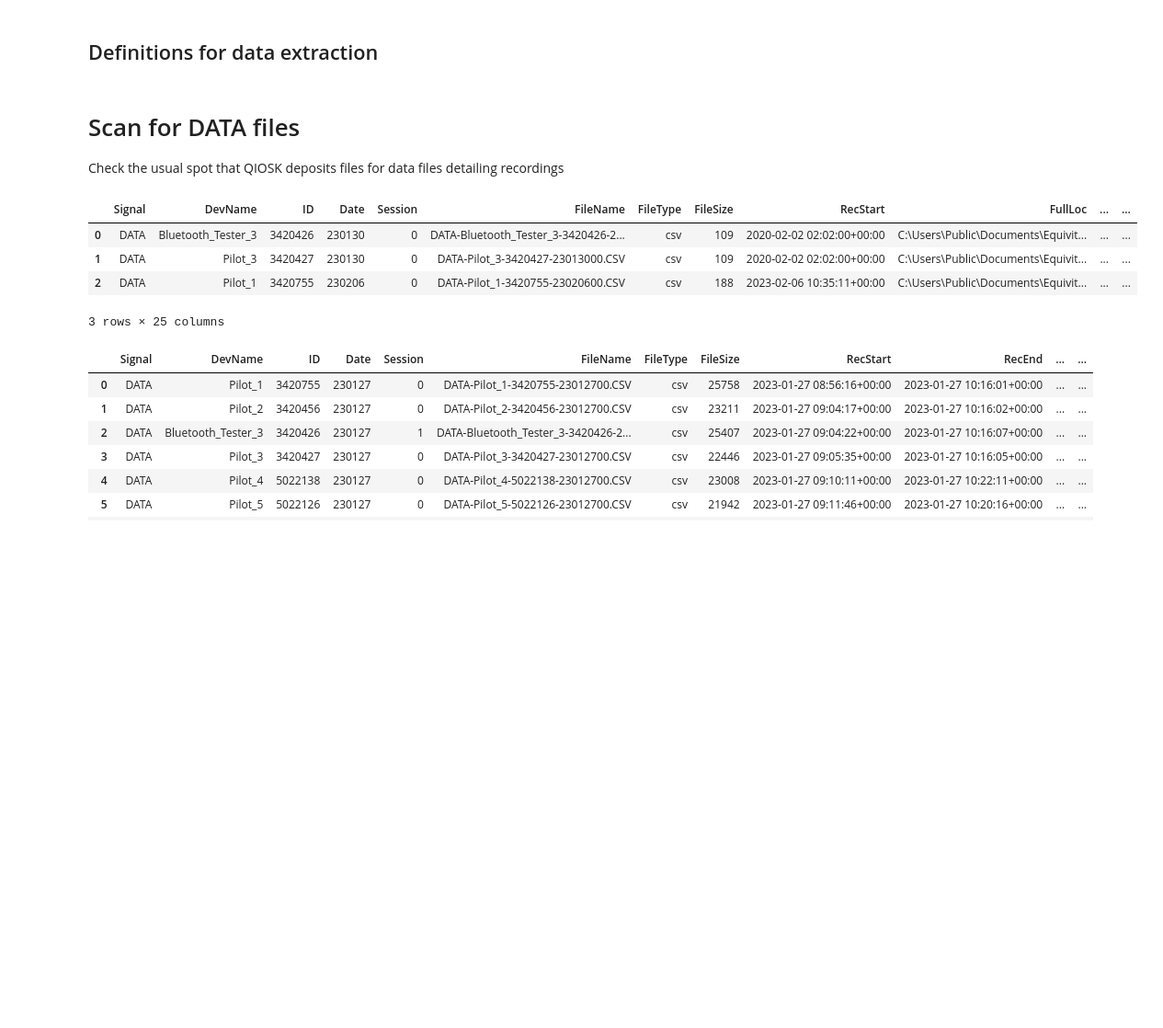
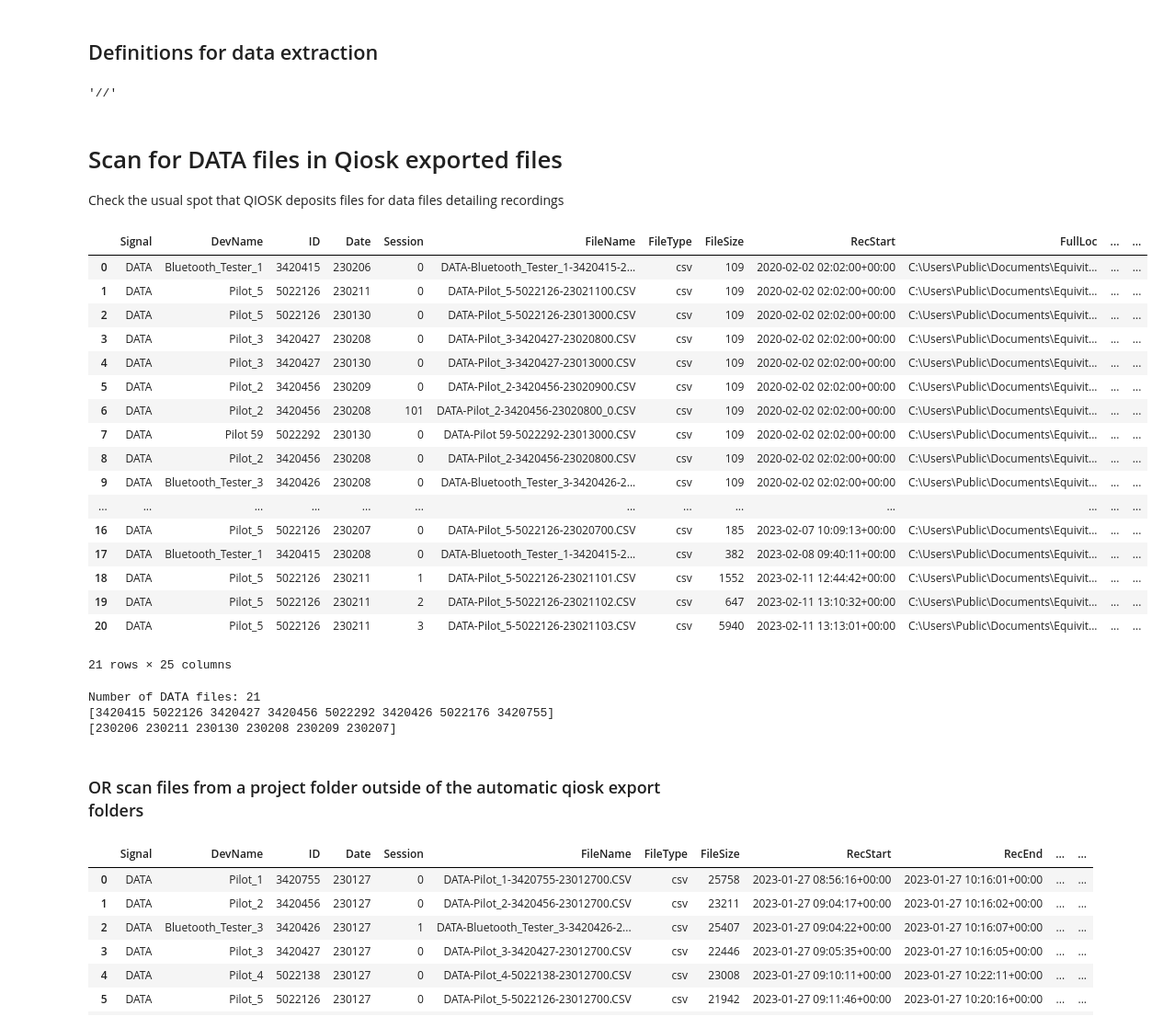
Before and after one commit to finn42/qiosk_processing, a Jupyter notebook: View_Equivital_Qiosk_Export.ipynb, the cells around one changed output. Shown at 92% size. Saved outputs shown, nothing was run; the diff lists cells and outputs as text; code cells hidden in the pictures; blank space fills up the shorter version.

```diff
--- a/View_Equivital_Qiosk_Export.ipynb
+++ b/View_Equivital_Qiosk_Export.ipynb
@@ -33,19 +37,48 @@ from scipy.interpolate import interp1d
+# %%
+seperator = str('//')
+seperator
+# %% [output]
+'//'
 # %% [markdown]
-# Scan for DATA files
+# Scan for DATA files in Qiosk exported files
 Check the usual spot that QIOSK deposits files for data files detailing recordings
 # %%
 # location of the files when exported by QIOSK
 path = "C:\\Users\\Public\\Documents\\Equivital\\Equivital Manager Wizard\\"#Extracted SEM Data\\" #"../Equivital/Equivital Manager Wizard/Extracted SEM Data/"
 #os.listdir(path)
 
-df_datafiles = qex.qiosk_recordings(path,'Present')
+df_datafiles = qex.qiosk_recordings(path,'Present',seperator)
 df_datafiles
 # %% [output]
 |  | Signal | DevName | ID | Date | Session | FileName | FileType | FileSize | RecStart | FullLoc | ... | ... |
-| 0 | DATA | Bluetooth_Tester_3 | 3420426 | 230130 | 0 | DATA-Bluetooth_Tester_3-3420426-2... | csv | 109 | 2020-02-02 02:02:00+00:00 | C:\Users\Public\Documents\Equivit... | ... | ... |
-| 1 | DATA | Pilot_3 | 3420427 | 230130 | 0 | DATA-Pilot_3-3420427-23013000.CSV | csv | 109 | 2020-02-02 02:02:00+00:00 | C:\Users\Public\Documents\Equivit... | ... | ... |
-| 2 | DATA | Pilot_1 | 3420755 | 230206 | 0 | DATA-Pilot_1-3420755-23020600.CSV | csv | 188 | 2023-02-06 10:35:11+00:00 | C:\Users\Public\Documents\Equivit... | ... | ... |
+| 0 | DATA | Bluetooth_Tester_1 | 3420415 | 230206 | 0 | DATA-Bluetooth_Tester_1-3420415-2... | csv | 109 | 2020-02-02 02:02:00+00:00 | C:\Users\Public\Documents\Equivit... | ... | ... |
+| 1 | DATA | Pilot_5 | 5022126 | 230211 | 0 | DATA-Pilot_5-5022126-23021100.CSV | csv | 109 | 2020-02-02 02:02:00+00:00 | C:\Users\Public\Documents\Equivit... | ... | ... |
+| 2 | DATA | Pilot_5 | 5022126 | 230130 | 0 | DATA-Pilot_5-5022126-23013000.CSV | csv | 109 | 2020-02-02 02:02:00+00:00 | C:\Users\Public\Documents\Equivit... | ... | ... |
+| 3 | DATA | Pilot_3 | 3420427 | 230208 | 0 | DATA-Pilot_3-3420427-23020800.CSV | csv | 109 | 2020-02-02 02:02:00+00:00 | C:\Users\Public\Documents\Equivit... | ... | ... |
+| 4 | DATA | Pilot_3 | 3420427 | 230130 | 0 | DATA-Pilot_3-3420427-23013000.CSV | csv | 109 | 2020-02-02 02:02:00+00:00 | C:\Users\Public\Documents\Equivit... | ... | ... |
+| 5 | DATA | Pilot_2 | 3420456 | 230209 | 0 | DATA-Pilot_2-3420456-23020900.CSV | csv | 109 | 2020-02-02 02:02:00+00:00 | C:\Users\Public\Documents\Equivit... | ... | ... |
+| 6 | DATA | Pilot_2 | 3420456 | 230208 | 101 | DATA-Pilot_2-3420456-23020800_0.CSV | csv | 109 | 2020-02-02 02:02:00+00:00 | C:\Users\Public\Documents\Equivit... | ... | ... |
+| 7 | DATA | Pilot 59 | 5022292 | 230130 | 0 | DATA-Pilot 59-5022292-23013000.CSV | csv | 109 | 2020-02-02 02:02:00+00:00 | C:\Users\Public\Documents\Equivit... | ... | ... |
+| 8 | DATA | Pilot_2 | 3420456 | 230208 | 0 | DATA-Pilot_2-3420456-23020800.CSV | csv | 109 | 2020-02-02 02:02:00+00:00 | C:\Users\Public\Documents\Equivit... | ... | ... |
+| 9 | DATA | Bluetooth_Tester_3 | 3420426 | 230208 | 0 | DATA-Bluetooth_Tester_3-3420426-2... | csv | 109 | 2020-02-02 02:02:00+00:00 | C:\Users\Public\Documents\Equivit... | ... | ... |
+| ... | ... | ... | ... | ... | ... | ... | ... | ... | ... | ... | ... | ... |
+| 16 | DATA | Pilot_5 | 5022126 | 230207 | 0 | DATA-Pilot_5-5022126-23020700.CSV | csv | 185 | 2023-02-07 10:09:13+00:00 | C:\Users\Public\Documents\Equivit... | ... | ... |
+| 17 | DATA | Bluetooth_Tester_1 | 3420415 | 230208 | 0 | DATA-Bluetooth_Tester_1-3420415-2... | csv | 382 | 2023-02-08 09:40:11+00:00 | C:\Users\Public\Documents\Equivit... | ... | ... |
+| 18 | DATA | Pilot_5 | 5022126 | 230211 | 1 | DATA-Pilot_5-5022126-23021101.CSV | csv | 1552 | 2023-02-11 12:44:42+00:00 | C:\Users\Public\Documents\Equivit... | ... | ... |
+| 19 | DATA | Pilot_5 | 5022126 | 230211 | 2 | DATA-Pilot_5-5022126-23021102.CSV | csv | 647 | 2023-02-11 13:10:32+00:00 | C:\Users\Public\Documents\Equivit... | ... | ... |
+| 20 | DATA | Pilot_5 | 5022126 | 230211 | 3 | DATA-Pilot_5-5022126-23021103.CSV | csv | 5940 | 2023-02-11 13:13:01+00:00 | C:\Users\Public\Documents\Equivit... | ... | ... |
-3 rows × 25 columns
+21 rows × 25 columns
+# %%
+# key categories to structure of Qiosk output DATA files
+print('Number of DATA files: '+ str(len(df_datafiles)))
+print(df_datafiles['ID'].unique())
+print(df_datafiles['Date'].unique())
+# %% [output]
+Number of DATA files: 21
+[3420415 5022126 3420427 3420456 5022292 3420426 5022176 3420755]
+[230206 230211 230130 230208 230209 230207]
+# %% [markdown]
+### OR scan files from a project folder outside of the automatic qiosk export folders
 # %%
 # location of the files when in one of the local project files
 projectName = 'MusiciansPilot' # this needs to match the project folder name
```
Also changed, not shown: parts of 5 cells of this notebook, 1 other file.
